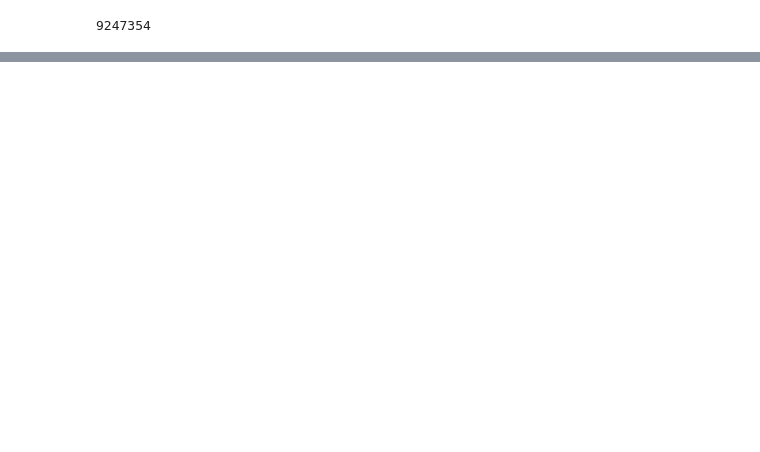
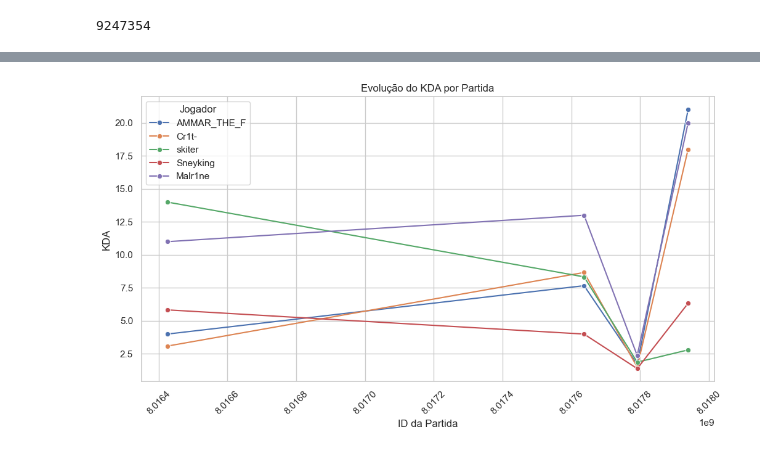
Before and after one commit to lcsigzs/Dota2, a Jupyter notebook: Falcons.ipynb, the cells around one changed output, grey strips where cells are left out. Cells and saved outputs as stored; diff of their text form; code cells hidden in the pictures; blank space fills up the shorter version.

```diff
--- a/Falcons.ipynb
+++ b/Falcons.ipynb
@@ -55,3 +57,13 @@ def team_side(match):
         return True
     else:
         return False
+# %%
+match_results = []
+for match in matches:
+    is_radiant = team_side(match)
+    if (is_radiant and match['radiant_win']) or (not is_radiant and not match['radiant_win']):
+        match_results.append(1)
+    else:
+        match_results.append(0)
+    duration_formatted = format_duration(match['duration'])
+    print(f"Result: {match_results}, Duration: {duration_formatted}")
@@ -59,9 +76,9 @@ def team_side(match):
 for match in matches:
     is_radiant = team_side(match)
     if (is_radiant and match['radiant_win']) or (not is_radiant and not match['radiant_win']):
-        resultado = 'Vitória'
+        result = 'Win'
     else:
-        resultado = 'Derrota'
+        result = 'Lose'
     duration_formatted = format_duration(match['duration'])
-    print(f"Resultado: {resultado}, Duração: {duration_formatted}")
+    print(f"Result: {result}, Duration: {duration_formatted}")
 # %% [output]
@@ -236,0 +254,15 @@ Herói Phoenix apareceu 2 vezes.
+# %%
+data = []
+
+for player_name in players_name:
+    for i, kda in enumerate(mean_kda[player_name]):
+        data.append({
+            'match_id': match_ids[i],
+            'player_name': player_name,
+            'kda': kda,
+            'kills': mean_kills[player_name][i],
+            'deaths': mean_deaths[player_name][i],
+            'assists': mean_assists[player_name][i]
+        })
+
+df = pd.DataFrame(data)
@@ -236,0 +289,14 @@ Herói Phoenix apareceu 2 vezes.
+# %%
+sns.set(style="whitegrid")
+
+plt.figure(figsize=(12, 6))
+sns.lineplot(data=df, x='match_id', y='kda', hue='player_name', marker='o')
+
+plt.title("Evolução do KDA por Partida")
+plt.xlabel("ID da Partida")
+plt.ylabel("KDA")
+plt.legend(title="Jogador")
+plt.xticks(rotation=45)
+plt.show()
+# %% [output]
+[figure, added]
```
Also changed, not shown: parts of 11 cells of this notebook, 3 other files.
